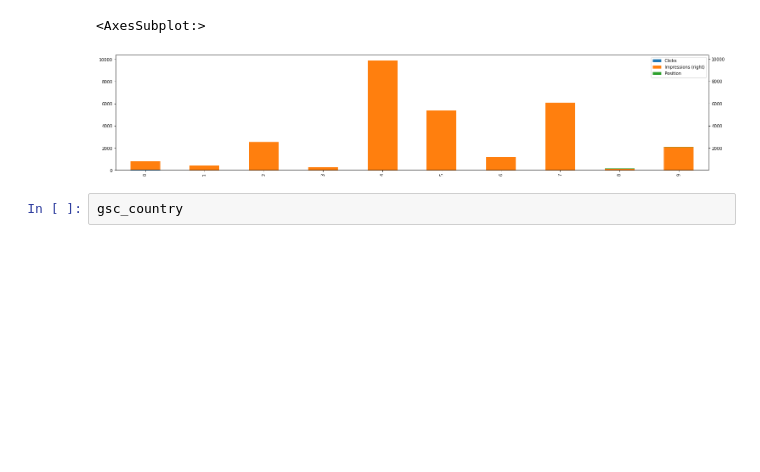
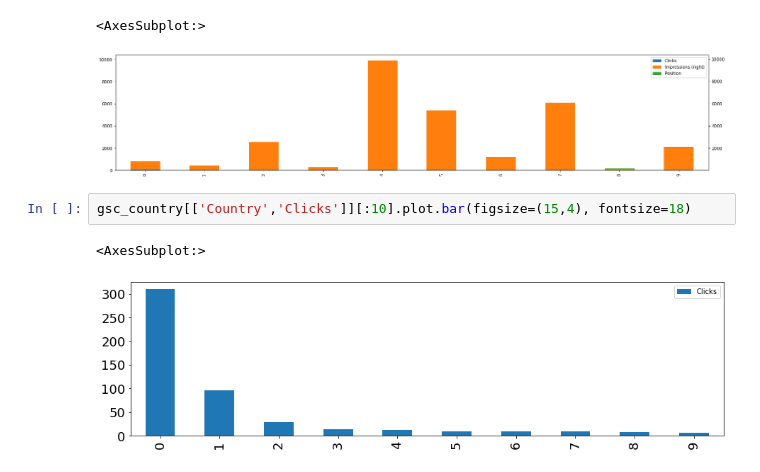
Before and after one commit to Dswade203/marketing-Data-Analysis, a Jupyter notebook: marketing analytics .ipynb, the cells around one changed output. Cells and saved outputs as stored; diff of their text form; blank space fills up the shorter version.

```diff
--- a/marketing analytics .ipynb
+++ b/marketing analytics .ipynb
@@ -295,5 +302,8 @@ gsc_query[:10].plot.bar(figsize=(25,5), secondary_y="Impressions", stacked=True)
 # %% [output]
 <AxesSubplot:>
 [figure]
-# %%
-gsc_country
+# %%
+gsc_country[['Country','Clicks']][:10].plot.bar(figsize=(15,4), fontsize=18)
+# %% [output]
+<AxesSubplot:>
+[figure, added]
```
Also changed, not shown: parts of 59 cells of this notebook.
